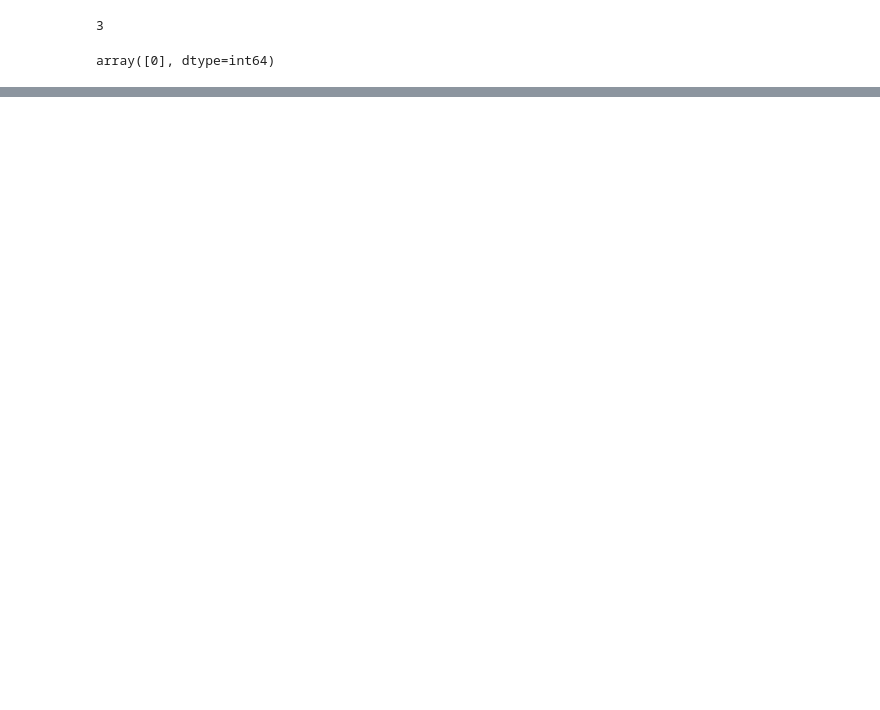
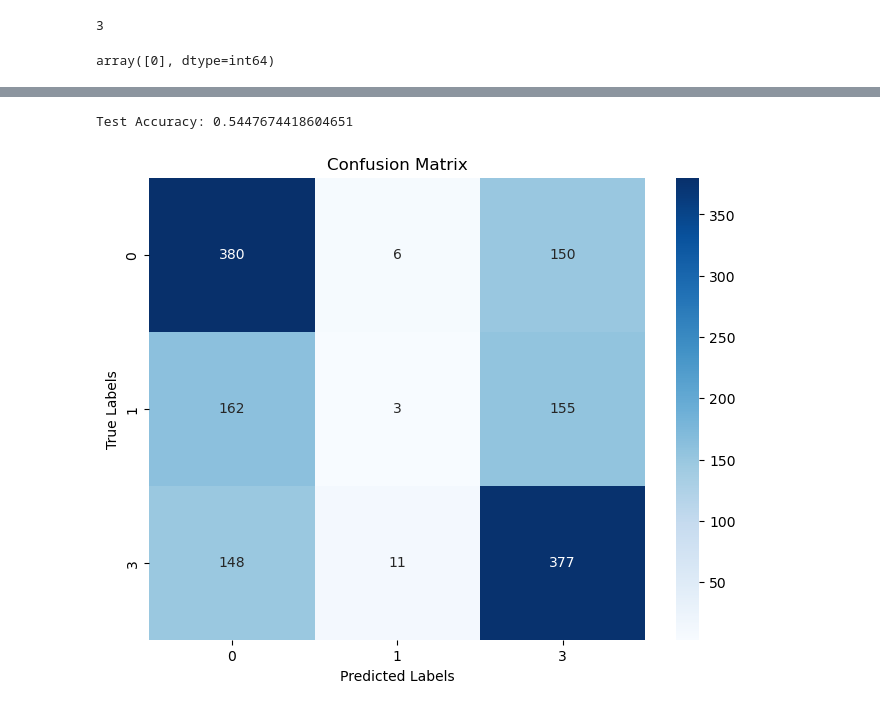
Before and after one commit to Viperoxz/Football-Predicting, a Jupyter notebook: models/predict_result.ipynb, the cells around one changed output, grey strips where cells are left out. Cells and saved outputs as stored; diff of their text form; code cells hidden in the pictures; blank space fills up the shorter version.

Commit message:
add: confusion matrix in predict_result.ipynb

```diff
--- a/models/predict_result.ipynb
+++ b/models/predict_result.ipynb
@@ -181,0 +223,23 @@ plt.show()
+# %%
+predictors = [col for col in data.columns if col not in ['gf', 'ga', 'date', 'result', 'points']]
+# %%
+# Hyperparameters
+n_estimators_list = [50, 100, 200]
+max_depth_list = [None, 10, 20]
+best_model = None
+best_acc = 0
+# %%
+for n_estimators in n_estimators_list:
+    for max_depth in max_depth_list:
+        rf = RandomForestClassifier(n_estimators=n_estimators, max_depth=max_depth, random_state=42)
+
+        rf.fit(train_set[predictors], train_set['result'])
+        val_preds = rf.predict(valid_set[predictors])
+        acc = accuracy_score(valid_set['result'], val_preds)
+        print(f"n_estimators: {n_estimators}, max_depth: {max_depth}, Validation Accuracy: {acc}")
+
+        if acc > best_acc:
+            best_acc = acc
+            best_model = rf
+
+print("Best Validation Accuracy:", best_acc)
@@ -181,0 +257,17 @@ plt.show()
+# %%
+test_preds = best_model.predict(test_set[predictors])
+test_acc = accuracy_score(test_set['result'], test_preds)
+print("Test Accuracy:", test_acc)
+# %% [output]
+Test Accuracy: 0.5447674418604651
+# %%
+# Confusion Matrix
+conf_matrix = confusion_matrix(test_set['result'], test_preds)
+plt.figure(figsize=(8, 6))
+sns.heatmap(conf_matrix, annot=True, fmt="d", cmap="Blues", xticklabels=best_model.classes_, yticklabels=best_model.classes_)
+plt.title("Confusion Matrix")
+plt.xlabel("Predicted Labels")
+plt.ylabel("True Labels")
+plt.show()
+# %% [output]
+[figure, added]
```
Also changed, not shown: parts of 8 cells of this notebook.
